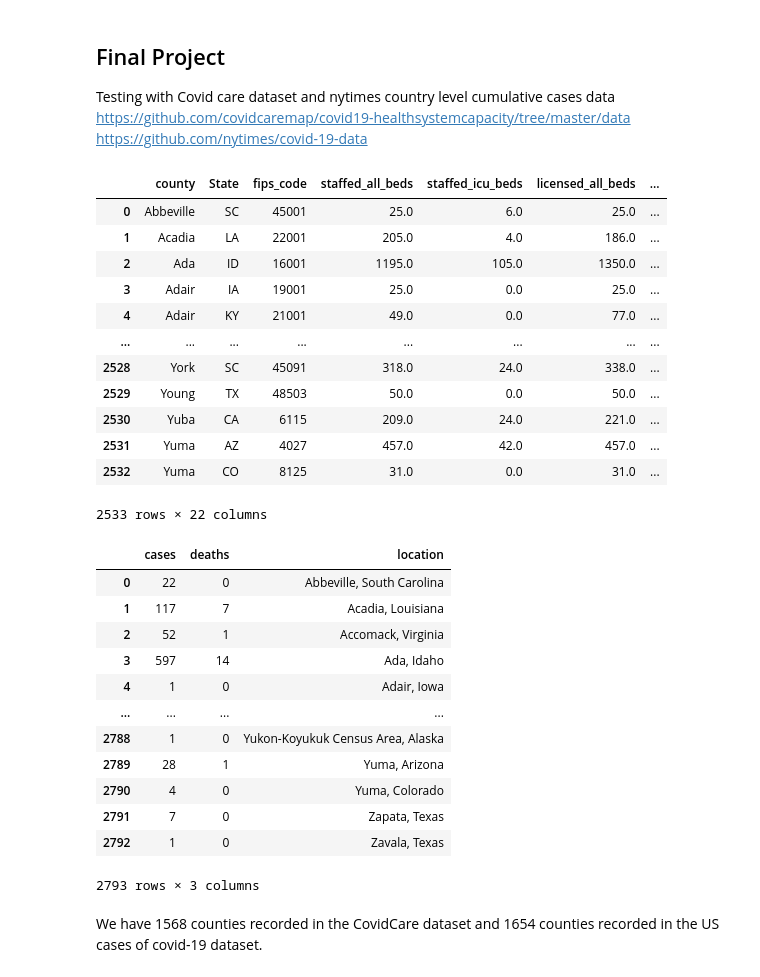
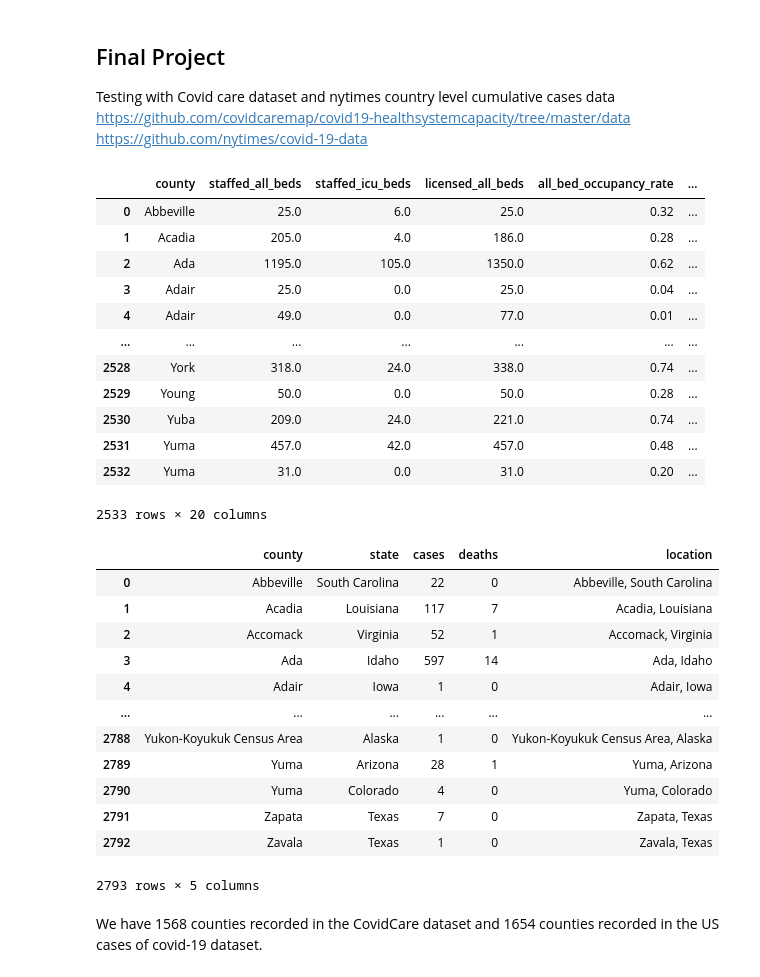
Before and after one commit to tiffttu/BINF_final, a Jupyter notebook: final_project.ipynb, the cells around one changed output. Cells and saved outputs as stored; diff of their text form; code cells hidden in the pictures.

```diff
--- a/final_project.ipynb
+++ b/final_project.ipynb
@@ -18,29 +18,29 @@ state_abbs=capacity_state[['State','State Name']]
 # %%
 # sum across county
 covid_care_df.columns = covid_care_df.columns.str.strip().str.lower().str.replace(' ', '_').str.replace('(', '').str.replace(')', '')
 covid_care_df = covid_care_df.rename(columns={'county_name': 'county'})
 covid_care_df = covid_care_df.rename(columns={'state': 'State'})
 covid_care_df = covid_care_df.groupby(['county', 'State']).sum()
 covid_care_df.index.name = 'county'
 covid_care_df.reset_index(inplace=True)
-covid_care_df['location'] = covid_care_df['county'].str.cat(covid_care_df['State'], sep = ", ")
 covid_care_df = pd.merge(covid_care_df, state_abbs, how='left', on=['State'])
-#covid_care_df = covid_care_df.drop(['county', 'state', 'fips_code'], axis = 1)
+covid_care_df['location'] = covid_care_df['county'].str.cat(covid_care_df['State Name'], sep = ", ")
+covid_care_df = covid_care_df.drop(['State', 'fips_code'], axis = 1)
 covid_care_df
 # %% [output]
-|  | county | State | fips_code | staffed_all_beds | staffed_icu_beds | licensed_all_beds | ... |
-| 0 | Abbeville | SC | 45001 | 25.0 | 6.0 | 25.0 | ... |
-| 1 | Acadia | LA | 22001 | 205.0 | 4.0 | 186.0 | ... |
-| 2 | Ada | ID | 16001 | 1195.0 | 105.0 | 1350.0 | ... |
-| 3 | Adair | IA | 19001 | 25.0 | 0.0 | 25.0 | ... |
-| 4 | Adair | KY | 21001 | 49.0 | 0.0 | 77.0 | ... |
-| ... | ... | ... | ... | ... | ... | ... | ... |
-| 2528 | York | SC | 45091 | 318.0 | 24.0 | 338.0 | ... |
-| 2529 | Young | TX | 48503 | 50.0 | 0.0 | 50.0 | ... |
-| 2530 | Yuba | CA | 6115 | 209.0 | 24.0 | 221.0 | ... |
-| 2531 | Yuma | AZ | 4027 | 457.0 | 42.0 | 457.0 | ... |
-| 2532 | Yuma | CO | 8125 | 31.0 | 0.0 | 31.0 | ... |
+|  | county | staffed_all_beds | staffed_icu_beds | licensed_all_beds | all_bed_occupancy_rate | ... |
+| 0 | Abbeville | 25.0 | 6.0 | 25.0 | 0.32 | ... |
+| 1 | Acadia | 205.0 | 4.0 | 186.0 | 0.28 | ... |
+| 2 | Ada | 1195.0 | 105.0 | 1350.0 | 0.62 | ... |
+| 3 | Adair | 25.0 | 0.0 | 25.0 | 0.04 | ... |
+| 4 | Adair | 49.0 | 0.0 | 77.0 | 0.01 | ... |
+| ... | ... | ... | ... | ... | ... | ... |
+| 2528 | York | 318.0 | 24.0 | 338.0 | 0.74 | ... |
+| 2529 | Young | 50.0 | 0.0 | 50.0 | 0.28 | ... |
+| 2530 | Yuba | 209.0 | 24.0 | 221.0 | 0.74 | ... |
+| 2531 | Yuma | 457.0 | 42.0 | 457.0 | 0.48 | ... |
+| 2532 | Yuma | 31.0 | 0.0 | 31.0 | 0.20 | ... |
-2533 rows × 22 columns
+2533 rows × 20 columns
 # %%
 # select most recent date for cumulative data and sum across county
 April_date = us_counties_df['date'] == '2020-04-22'
@@ -50,22 +50,22 @@ April_us_counties_df = April_us_counties_df.groupby(['county', 'state']).sum()
 April_us_counties_df.index.name = 'county'
 April_us_counties_df.reset_index(inplace=True)
 April_us_counties_df['location'] = April_us_counties_df['county'].str.cat(April_us_counties_df['state'], sep = ", ")
-April_us_counties_df = April_us_counties_df.drop(['county', 'state'], axis = 1)
+#April_us_counties_df = April_us_counties_df.drop(['county', 'state'], axis = 1)
 April_us_counties_df
 # %% [output]
-|  | cases | deaths | location |
-| 0 | 22 | 0 | Abbeville, South Carolina |
-| 1 | 117 | 7 | Acadia, Louisiana |
-| 2 | 52 | 1 | Accomack, Virginia |
-| 3 | 597 | 14 | Ada, Idaho |
-| 4 | 1 | 0 | Adair, Iowa |
-| ... | ... | ... | ... |
-| 2788 | 1 | 0 | Yukon-Koyukuk Census Area, Alaska |
-| 2789 | 28 | 1 | Yuma, Arizona |
-| 2790 | 4 | 0 | Yuma, Colorado |
-| 2791 | 7 | 0 | Zapata, Texas |
-| 2792 | 1 | 0 | Zavala, Texas |
+|  | county | state | cases | deaths | location |
+| 0 | Abbeville | South Carolina | 22 | 0 | Abbeville, South Carolina |
+| 1 | Acadia | Louisiana | 117 | 7 | Acadia, Louisiana |
+| 2 | Accomack | Virginia | 52 | 1 | Accomack, Virginia |
+| 3 | Ada | Idaho | 597 | 14 | Ada, Idaho |
+| 4 | Adair | Iowa | 1 | 0 | Adair, Iowa |
+| ... | ... | ... | ... | ... | ... |
+| 2788 | Yukon-Koyukuk Census Area | Alaska | 1 | 0 | Yukon-Koyukuk Census Area, Alaska |
+| 2789 | Yuma | Arizona | 28 | 1 | Yuma, Arizona |
+| 2790 | Yuma | Colorado | 4 | 0 | Yuma, Colorado |
+| 2791 | Zapata | Texas | 7 | 0 | Zapata, Texas |
+| 2792 | Zavala | Texas | 1 | 0 | Zavala, Texas |
-2793 rows × 3 columns
+2793 rows × 5 columns
 # %% [markdown]
 We have 1568 counties recorded in the CovidCare dataset and 1654 counties recorded in the US cases of covid-19 dataset.
 # %%
```
Also changed, not shown: parts of 2 cells of this notebook.
